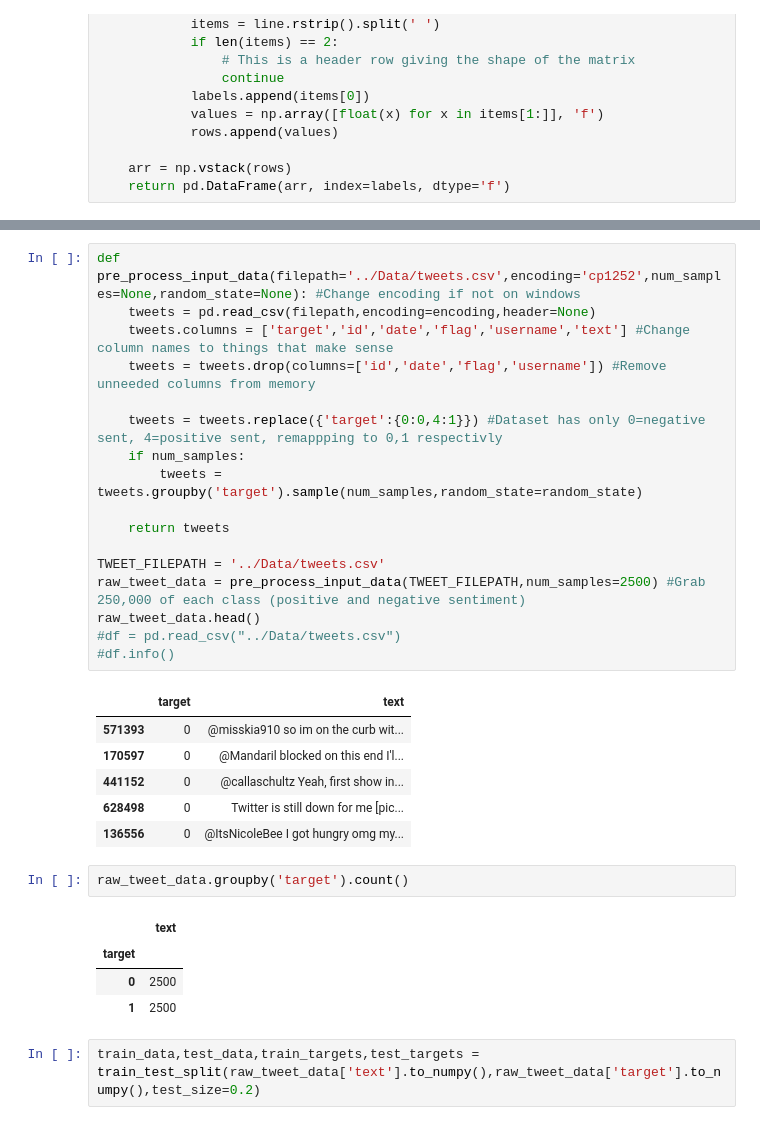
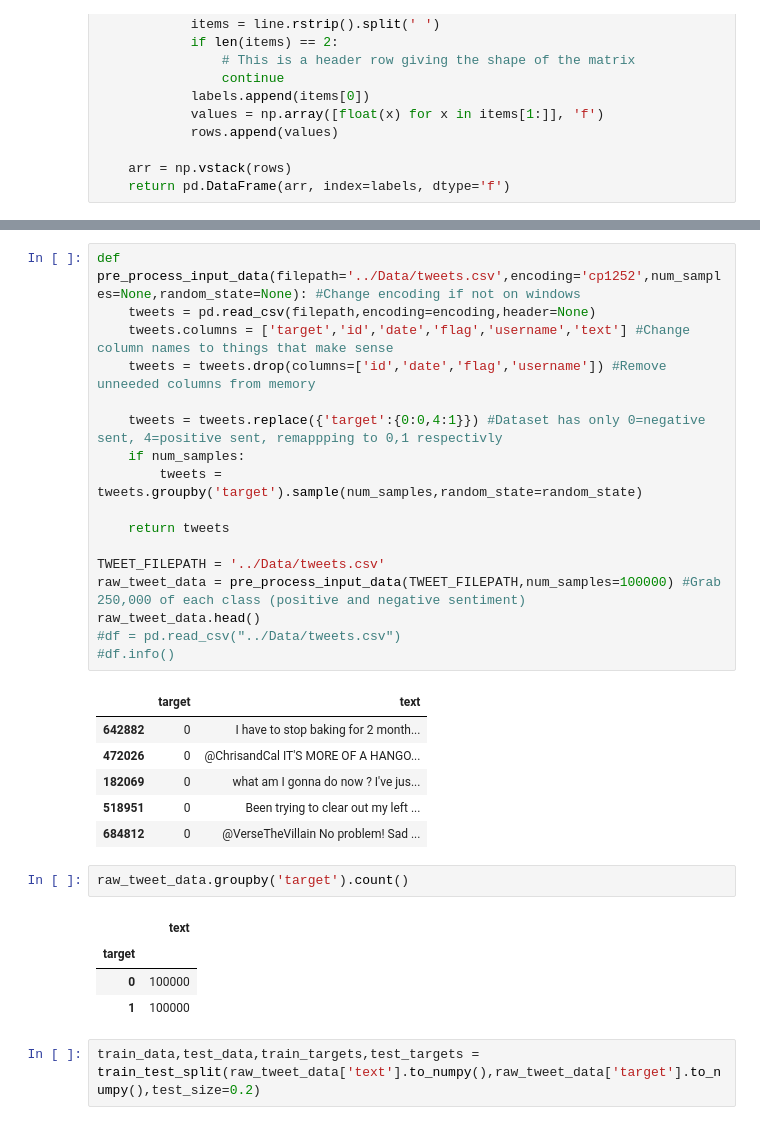
Before and after one commit to lattiric/ML_NN_Final_Proj, a Jupyter notebook: labWill.ipynb, the cells around one changed output, grey strips where cells are left out. Saved outputs shown, nothing was run; the diff lists cells and outputs as text.

```diff
--- a/labWill.ipynb
+++ b/labWill.ipynb
@@ -70,33 +60,33 @@ GloVe shape: (2196018, 300)
 # %%
 def pre_process_input_data(filepath='../Data/tweets.csv',encoding='cp1252',num_samples=None,random_state=None): #Change encoding if not on windows
     tweets = pd.read_csv(filepath,encoding=encoding,header=None)
     tweets.columns = ['target','id','date','flag','username','text'] #Change column names to things that make sense
     tweets = tweets.drop(columns=['id','date','flag','username']) #Remove unneeded columns from memory
 
     tweets = tweets.replace({'target':{0:0,4:1}}) #Dataset has only 0=negative sent, 4=positive sent, remappping to 0,1 respectivly
     if num_samples:
         tweets = tweets.groupby('target').sample(num_samples,random_state=random_state)
 
     return tweets
 
 TWEET_FILEPATH = '../Data/tweets.csv'
-raw_tweet_data = pre_process_input_data(TWEET_FILEPATH,num_samples=2500) #Grab 250,000 of each class (positive and negative sentiment)
+raw_tweet_data = pre_process_input_data(TWEET_FILEPATH,num_samples=100000) #Grab 250,000 of each class (positive and negative sentiment)
 raw_tweet_data.head()
 #df = pd.read_csv("../Data/tweets.csv")
 #df.info()
 # %% [output]
 |  | target | text |
-| 571393 | 0 | @misskia910 so im on the curb wit... |
-| 170597 | 0 | @Mandaril blocked on this end I'l... |
-| 441152 | 0 | @callaschultz Yeah, first show in... |
-| 628498 | 0 | Twitter is still down for me [pic... |
-| 136556 | 0 | @ItsNicoleBee I got hungry omg my... |
+| 642882 | 0 | I have to stop baking for 2 month... |
+| 472026 | 0 | @ChrisandCal IT'S MORE OF A HANGO... |
+| 182069 | 0 | what am I gonna do now ? I've jus... |
+| 518951 | 0 | Been trying to clear out my left ... |
+| 684812 | 0 | @VerseTheVillain No problem! Sad ... |
 # %%
 raw_tweet_data.groupby('target').count()
 # %% [output]
 |  | text |
 | target |  |
-| 0 | 2500 |
-| 1 | 2500 |
+| 0 | 100000 |
+| 1 | 100000 |
 # %%
 train_data,test_data,train_targets,test_targets = train_test_split(raw_tweet_data['text'].to_numpy(),raw_tweet_data['target'].to_numpy(),test_size=0.2)
```
Also changed, not shown: parts of 21 cells of this notebook.
